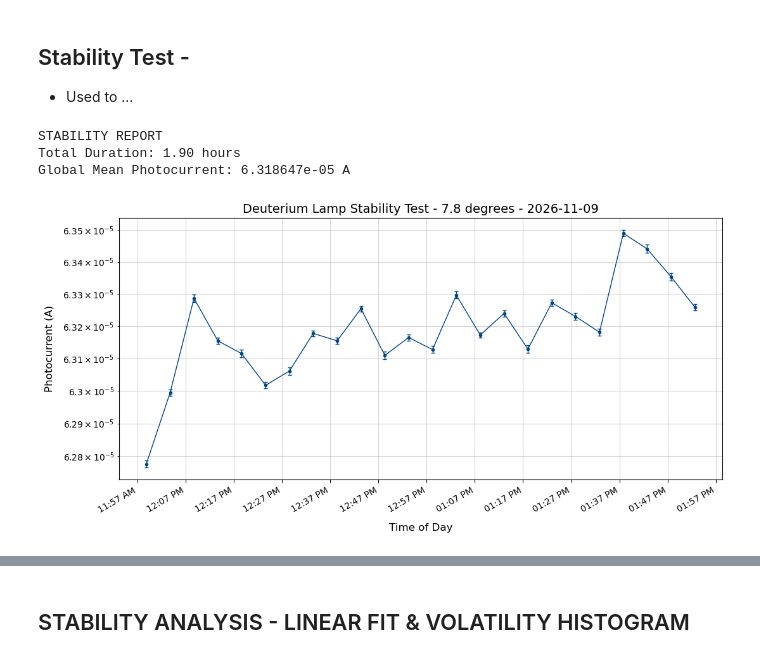
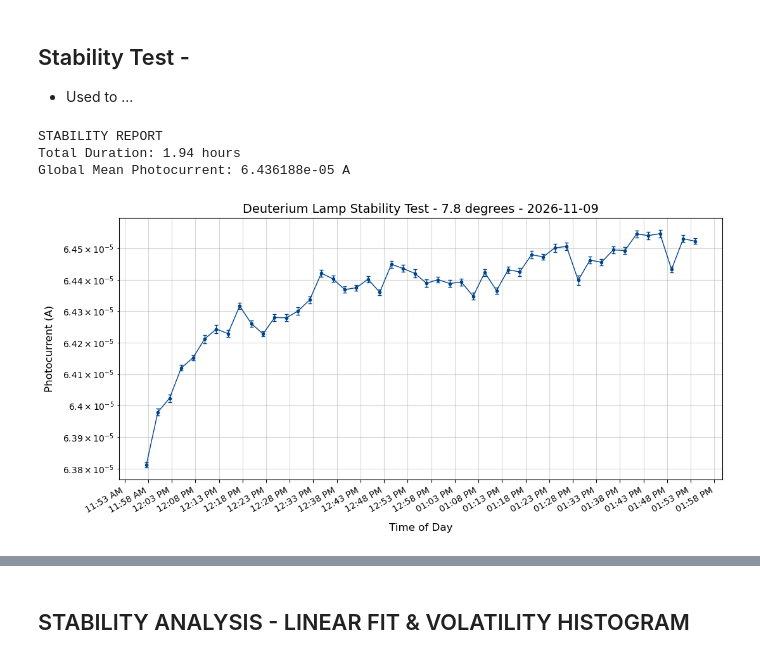
Before and after one commit to laughtonmichael2004-hue/lea-summer_2026_Internship, a Jupyter notebook: 2. Deuterium Lamp/Deuterium Lamp Analysis Code.ipynb, the cells around one changed output, grey strips where cells are left out. Cells and saved outputs as stored; diff of their text form; code cells hidden in the pictures.

```diff
--- a/2. Deuterium Lamp/Deuterium Lamp Analysis Code.ipynb
+++ b/2. Deuterium Lamp/Deuterium Lamp Analysis Code.ipynb
@@ -1326,7 +1326,7 @@ import os
 
 # LOAD DATA
 #path_file = r"C:\Users\leaga\OneDrive\Desktop\Internship UoM\VUV Monochromator\2. Deuterium Lamp\Stability\test_stability_20260721.txt"
-path_file = r"C:\Users\laugh\lea-summer-2026-internship-forked\lea-summer_2026_Internship\2. Deuterium Lamp\(2026-11-09)_Data\hour_3to4_spectrum_hole_num_3.txt"
+path_file = r"C:\Users\laugh\lea-summer-2026-internship-forked\lea-summer_2026_Internship\2. Deuterium Lamp\(2026-11-09)_Data\hour_3to4_spectrum_hole_num_2.txt"
 df = pd.read_csv(path_file)
 
 # Convert timestamps to datetime objects
@@ -1341,34 +1341,34 @@ current_mean_total = df['current_mean_A'].mean()
 
 print("STABILITY REPORT")
 print(f"Total Duration: {duration_hours:.2f} hours")
 print(f"Global Mean Photocurrent: {current_mean_total:.6e} A")
 
 # PLOTTING
 fig, ax = plt.subplots(figsize=(11, 5.5))
 
 ax.errorbar(df['timestamp'], df['current_mean_A'], yerr=df['current_std_A'] / np.sqrt(df['n_samples']), color='#004488', linestyle='-', linewidth=1, fmt='o', markersize=3, elinewidth=1, capsize=2, label='Photocurrent (mean ± std)')
 
 ax.set_title(f'Deuterium Lamp Stability Test - 7.8 degrees - {experiment_date}', fontsize=14)
 ax.set_xlabel('Time of Day', fontsize=12, labelpad=10)
 ax.set_ylabel('Photocurrent (A)', fontsize=12, labelpad=10)
 ax.set_yscale('log')
 
 ax.grid(True, which='Both', linestyle='-', alpha=0.5, color='#b0b0b0')
 
 # TIME AXIS FORMATTING (12-hour system, hour & half-hour ticks)
 ax.xaxis.set_major_formatter(mdates.DateFormatter('%I:%M %p'))
 #ax.xaxis.set_major_locator(mdates.MinuteLocator(byminute=[0, 30]))
 ax.xaxis.set_major_locator(mdates.MinuteLocator(interval=5))
 fig.autofmt_xdate(rotation=30, ha='right')
 
 #save_path = os.path.join(r"C:\Users\leaga\OneDrive\Desktop\Internship UoM\VUV Monochromator\2. Deuterium Lamp\Stability\stability_at_5.65deg_plot_data_5min_intervals_20260721.png")
 #plt.savefig(save_path, dpi=300, bbox_inches='tight')
-plt.savefig("stability_report_hour_3to4_hole_3_(09-11-2026).png", dpi=600, bbox_inches='tight')
+#plt.savefig("stability_report_hour_3to4_hole_3_(09-11-2026).png", dpi=600, bbox_inches='tight')
 
 plt.tight_layout()
 plt.show()
 # %% [output]
 STABILITY REPORT
-Total Duration: 1.90 hours
-Global Mean Photocurrent: 6.318647e-05 A
+Total Duration: 1.94 hours
+Global Mean Photocurrent: 6.436188e-05 A
-[figure, old version]
+[figure, new version]
```
Also changed, not shown: parts of 8 cells of this notebook.
